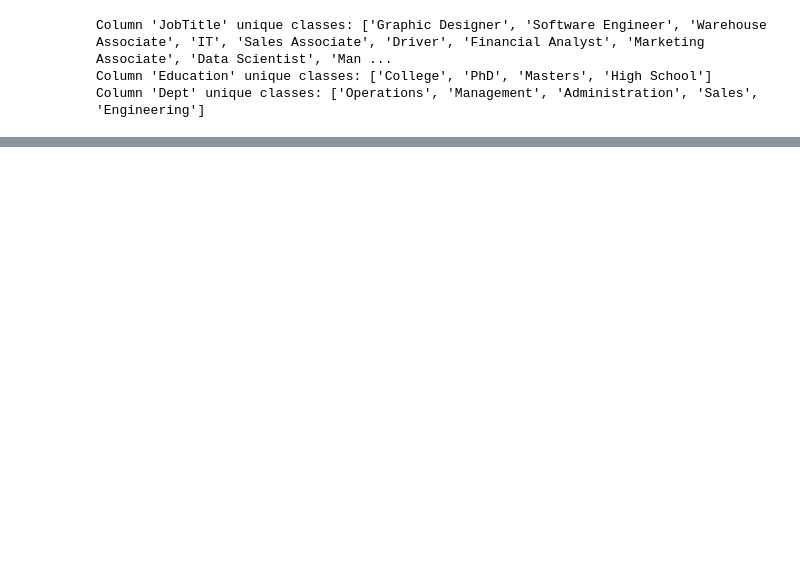
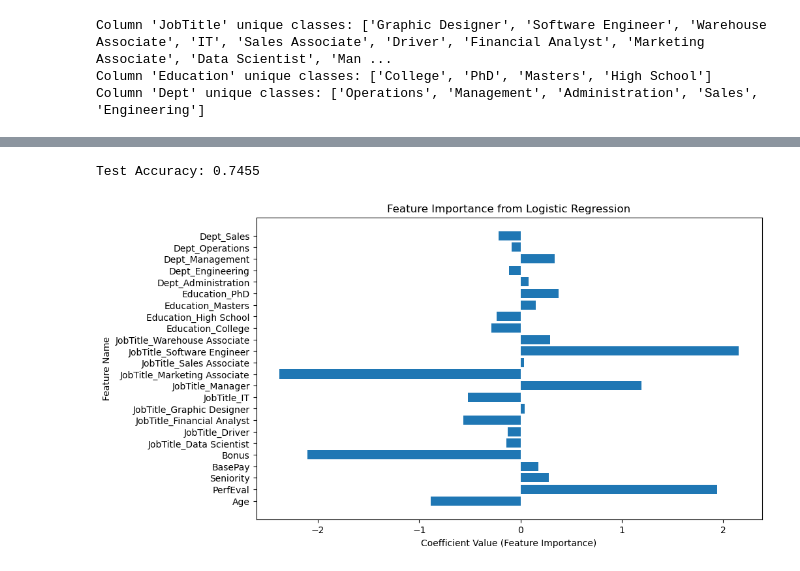
Before and after one commit to Fuminides/ex-fuzzy, a Jupyter notebook: Demos/pay_gap.ipynb, the cells around one changed output, grey strips where cells are left out. Cells and saved outputs as stored; diff of their text form; code cells hidden in the pictures; blank space fills up the shorter version.

Commit message:
Fuzzy set validations

```diff
--- a/Demos/pay_gap.ipynb
+++ b/Demos/pay_gap.ipynb
@@ -40,7 +62,9 @@ y = df['Gender']
 # %%
-# Factorize all object-type variables
-import numpy as np
-
+fz_type_studied = fs.FUZZY_SETS.t1  # T1 fuzzy sets
+n_linguistic_variables = 3  # Define the number of linguistic variables
+n_gen = 30
+n_pop = 30
+n_rules = 20
 categorical_mask = np.zeros(X.shape[1], dtype=int)
 for i, column in enumerate(X.columns):
     if X[column].dtype == 'object':
@@ -48,17 +72,9 @@ for i, column in enumerate(X.columns):
         categorical_mask[i] = len(unique_classes)
         print(f"Column '{column}' unique classes: {unique_classes.tolist()}")
 
-random.seed(2024)
-X_train, X_test, y_train, y_test = train_test_split(X, y, test_size=0.33, random_state=0)
+
+precomputed_partitions = utils.construct_partitions(X, fz_type_studied, n_partitions=n_linguistic_variables, categorical_mask=categorical_mask)
 # %% [output]
 Column 'JobTitle' unique classes: ['Graphic Designer', 'Software Engineer', 'Warehouse Associate', 'IT', 'Sales Associate', 'Driver', 'Financial Analyst', 'Marketing Associate', 'Data Scientist', 'Man ...
 Column 'Education' unique classes: ['College', 'PhD', 'Masters', 'High School']
 Column 'Dept' unique classes: ['Operations', 'Management', 'Administration', 'Sales', 'Engineering']
-# %%
-fz_type_studied = fs.FUZZY_SETS.t1  # T1 fuzzy sets
-n_linguistic_variables = 3  # Define the number of linguistic variables
-precomputed_partitions = utils.construct_partitions(X, fz_type_studied, n_partitions=n_linguistic_variables, categorical_mask=categorical_mask)
-
-n_gen = 5
-n_pop = 30
-n_rules = 20
@@ -103,0 +130,60 @@ IF JobTitle IS Software Engineer AND Age IS Medium WITH DS 0.017951659612385828,
+# %%
+# LOGISTIC REGRESSION #
+
+import numpy as np
+import pandas as pd
+import matplotlib.pyplot as plt
+from sklearn.model_selection import train_test_split
+from sklearn.preprocessing import OneHotEncoder, StandardScaler
+from sklearn.linear_model import LogisticRegression
+from sklearn.compose import ColumnTransformer
+from sklearn.pipeline import Pipeline
+from sklearn.metrics import accuracy_score
+
+# Step 1: Identify categorical and numerical columns
+categorical_cols = X.select_dtypes(include=['object', 'category']).columns
+numerical_cols = X.select_dtypes(include=['int64', 'float64']).columns
+
+# Step 2: Create a ColumnTransformer to preprocess the data
+preprocessor = ColumnTransformer(
+    transformers=[
+        ('num', StandardScaler(), numerical_cols),  # Standardize numerical features
+        ('cat', OneHotEncoder(), categorical_cols)  # One-hot encode categorical features
+    ])
+
+# Step 3: Create a pipeline with preprocessing and logistic regression
+model = Pipeline(steps=[
+    ('preprocessor', preprocessor),
+    ('classifier', LogisticRegression())
+])
+
+# Step 5: Train the model
+model.fit(X_train, y_train)
+
+# Step 1: Predict on the test set
+y_pred = model.predict(X_test)
+
+# Step 2: Calculate test accuracy
+test_accuracy = accuracy_score(y_test, y_pred)
+
+# Step 3: Print test accuracy
+print(f"Test Accuracy: {test_accuracy:.4f}")
+
+# Step 6: Extract feature importance
+# Get the coefficients from the logistic regression model
+logistic_regression_coefs = model.named_steps['classifier'].coef_[0]
+
+# Get the feature names after one-hot encoding
+one_hot_feature_names = model.named_steps['preprocessor'].named_transformers_['cat'].get_feature_names_out(categorical_cols)
+all_feature_names = np.concatenate([numerical_cols, one_hot_feature_names])
+
+# Step 7: Plot feature importance
+plt.figure(figsize=(10, 6))
+plt.barh(all_feature_names, logistic_regression_coefs)
+plt.xlabel('Coefficient Value (Feature Importance)')
+plt.ylabel('Feature Name')
+plt.title('Feature Importance from Logistic Regression')
+plt.show()
+# %% [output]
+Test Accuracy: 0.7455
+[figure, added]
```
Also changed, not shown: parts of 9 cells of this notebook, 11 other files.
